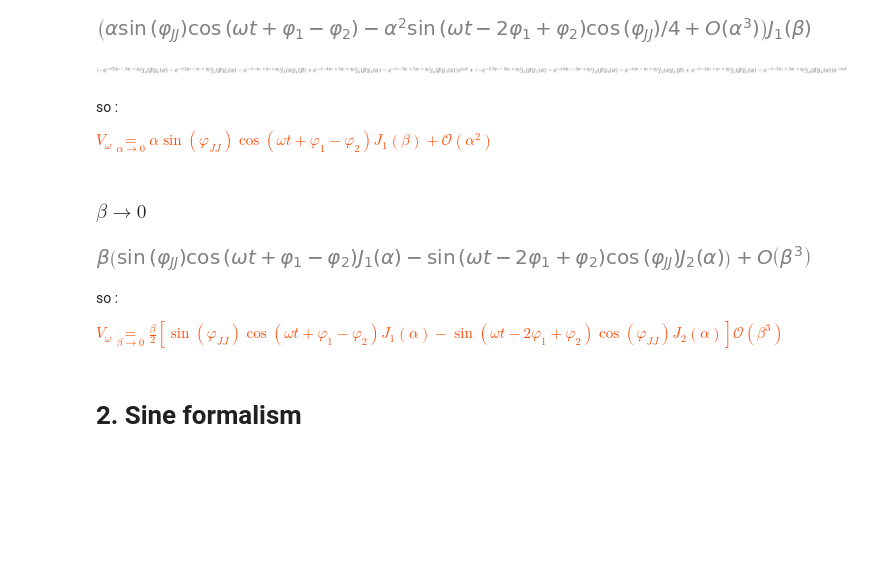
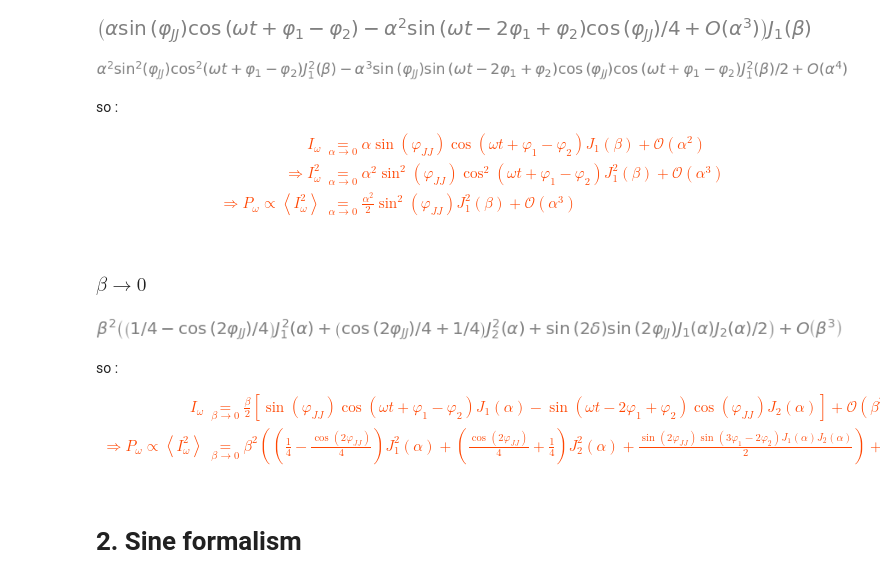
Before and after one commit to MechanicalPenguin225/phi0-notebooks, a Jupyter notebook: Multi_Shapiro_Symbolic.ipynb, the cells around one changed output. Cells and saved outputs as stored; diff of their text form; code cells hidden in the pictures; blank space fills up the shorter version.

Commit message:
added symbolic forms of power values for small alpha and beta

```diff
--- a/Multi_Shapiro_Symbolic.ipynb
+++ b/Multi_Shapiro_Symbolic.ipynb
@@ -113,12 +113,23 @@ p_1_limalpha
 # %% [output]
 [figure]
 # %%
+isquared = s.expand(p_1_limalpha**2)
+isquared
 # %% [output]
-[figure, old version]
+[figure, new version]
 # %% [markdown]
 so :
 
-<span style='color:orangered'>$V_{\omega} \underset{\alpha \rightarrow 0}{=} \alpha \sin{\left(\varphi_{JJ} \right)} \cos{\left(\omega t + \varphi_{1} - \varphi_{2} \right)} J_{1}\left(\beta\right) + \mathcal{O}\left(\alpha^{2}\right)$ </span>
+<span style='color:orangered'>
+    \begin{equation*}
+    \begin{aligned}
+    I_{\omega} &\underset{\alpha \rightarrow 0}{=} \alpha \sin{\left(\varphi_{JJ} \right)} \cos{\left(\omega t + \varphi_{1} - \varphi_{2} \right)} J_{1}\left(\beta\right) + \mathcal{O}\left(\alpha^{2}\right) \\
+    \Rightarrow I_{\omega}^2 &\underset{\alpha \rightarrow 0}{=} \alpha^2 \sin^2 \left(\varphi_{JJ} \right) \cos^2 \left(\omega t + \varphi_{1} - \varphi_{2} \right) J_{1}^2\left(\beta\right) + \mathcal{O}\left(\alpha^{3}\right) \\
+    \Rightarrow P_{\omega} \propto \left\langle I_{\omega}^2 \right\rangle &\underset{\alpha \rightarrow 0}{=} \frac{\alpha^2}{2} \sin^2 \left(\varphi_{JJ} \right) J_{1}^2\left(\beta\right) + \mathcal{O}\left(\alpha^{3}\right)
+    \end{aligned}
+    \end{equation*}
+
+</span>
 # %% [markdown]
 ### $\beta \rightarrow 0$
 # %%
@@ -132,13 +143,39 @@ p_1 = s.collect(p_1, bessels)
 p_1_real = im(p_1)
 #p_1_real = sub_for_delta(p_1_real)
 #p_1_real = contract_trig_sums(p_1_real)
-contract_trig_sums(TR10i(p_1_real.series(beta, 0, 3)))
+p_1_real_limit = p_1_real.series(beta, 0, 2) # taking beta -> 0
+
+# Computing value of the square of this crazy thing
+p_sq_expanded = s.expand(p_1_real_limit**2) # first we expand the square
+
+# that we factor beta, bessel functions and time-dep sines and cosines
+for expr in [beta,  s.besselj(1, alpha), s.besselj(2, alpha), s.sin(omega*t), s.cos(omega*t)]:
+    p_sq_expanded = s.collect(p_sq_expanded,expr)
+
+# we simulate time averaging by substituting sin² and cos² of omega*t by 1/2, and sin*cos by 0
+p_sq_expanded = p_sq_expanded.subs([(s.cos(omega*t)**2, s.Rational(1,2)), (s.sin(omega*t)**2, s.Rational(1,2)), (s.sin(omega*t)*s.cos(omega*t), 0)])
+
+# we then apply TR10i, TR9, and TR5 to clean up all the trig terms
+p_sq_expanded = TR5(contract_trig_sums(TR10i(p_sq_expanded)))
+
+#you know what, let's collect the phases into delta while we're at it.
+p_sq_expanded = sub_for_delta(p_sq_expanded)
+
+# and here is the result !
+p_sq_expanded
 # %% [output]
-[figure, old version]
+[figure, new version]
 # %% [markdown]
 so :
 
-<span style='color:orangered'>$V_{\omega} \underset{\beta \rightarrow 0}{=} \frac{\beta}{2}\left[\sin{\left(\varphi_{JJ} \right)} \cos{\left(\omega t + \varphi_{1} - \varphi_{2} \right)} J_{1}\left(\alpha\right) - \sin{\left(\omega t - 2 \varphi_{1} + \varphi_{2} \right)} \cos{\left(\varphi_{JJ} \right)} J_{2}\left(\alpha\right)\right]  \mathcal{O}(\beta^3)$ </span>
+<span style='color:orangered'>
+    \begin{equation*}
+    \begin{aligned}
+    I_{\omega} &\underset{\beta \rightarrow 0}{=} \frac{\beta}{2}\left[\sin{\left(\varphi_{JJ} \right)} \cos{\left(\omega t + \varphi_{1} - \varphi_{2} \right)} J_{1}\left(\alpha\right) - \sin{\left(\omega t - 2 \varphi_{1} + \varphi_{2} \right)} \cos{\left(\varphi_{JJ} \right)} J_{2}\left(\alpha\right)\right] +  \mathcal{O}(\beta^3)\\
+    \Rightarrow P_{\omega} \propto \left\langle I_{\omega}^2 \right\rangle &\underset{\beta \rightarrow 0}{=} \beta^{2} \left(\left(\frac{1}{4} - \frac{\cos{\left(2 \varphi_{JJ} \right)}}{4}\right) J^{2}_{1}\left(\alpha\right) + \left(\frac{\cos{\left(2 \varphi_{JJ} \right)}}{4} + \frac{1}{4}\right) J^{2}_{2}\left(\alpha\right) + \frac{\sin{\left(2 \varphi_{JJ} \right)} \sin{\left(3 \varphi_{1} - 2 \varphi_{2} \right)} J_{1}\left(\alpha\right) J_{2}\left(\alpha\right)}{2}\right) + O\left(\beta^{3}\right)
+    \end{aligned}
+    \end{equation*}
+</span>
 # %% [markdown]
 # 2. Sine formalism
 # %%
```
Also changed, not shown: parts of 1 cell of this notebook.
